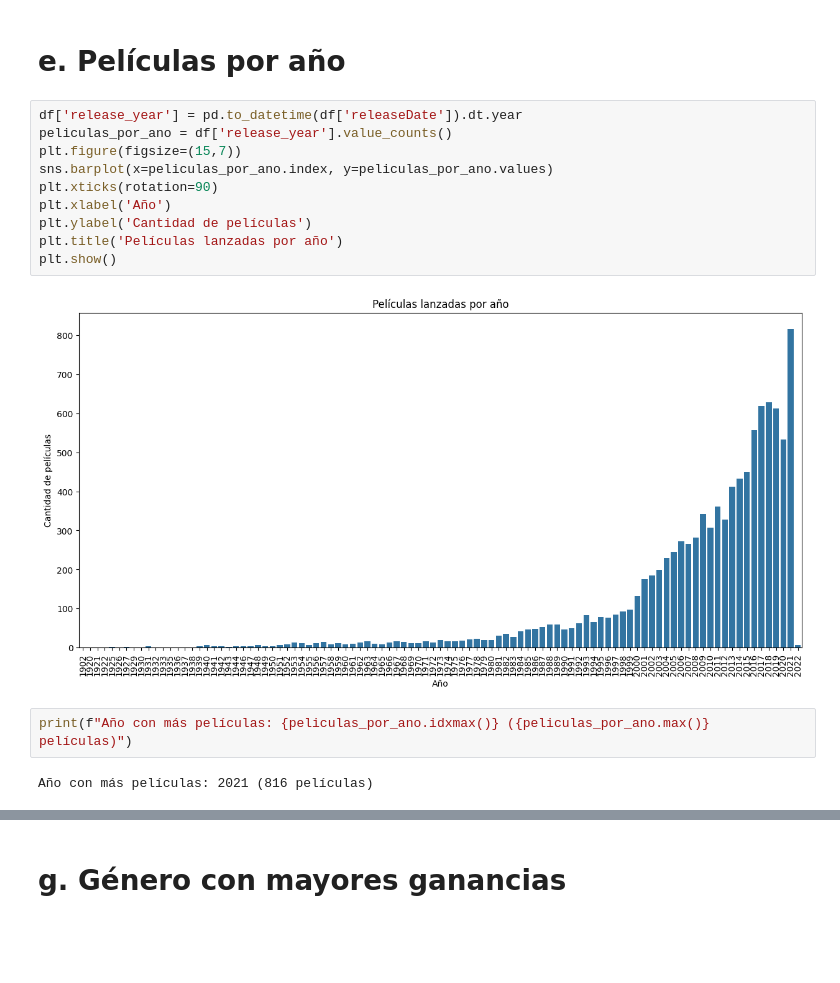
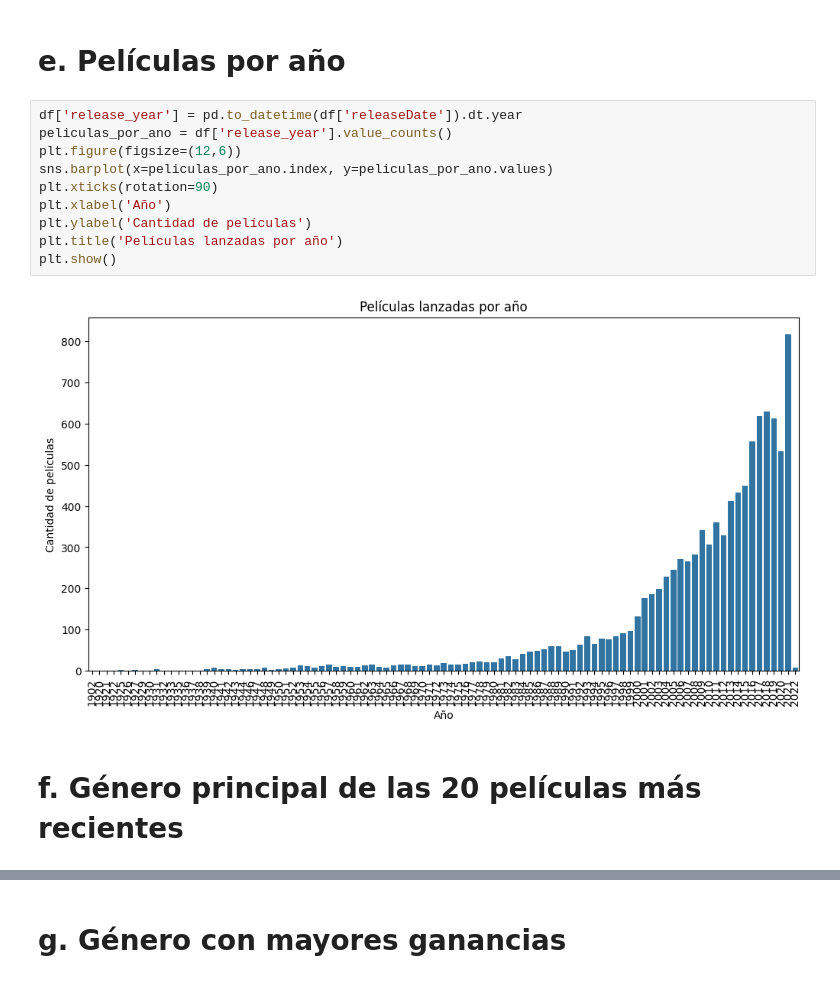
Before and after one commit to Sofiamishel2003/-An-lisis-Exploratorio, a Jupyter notebook: analisis exploratorio - movies.IPYNB, the cells around one changed output, grey strips where cells are left out. Cells and saved outputs as stored; diff of their text form; blank space fills up the shorter version.

```diff
--- a/analisis exploratorio - movies.IPYNB
+++ b/analisis exploratorio - movies.IPYNB
@@ -68,16 +76,14 @@ most_voted_movie
 # %%
 df['release_year'] = pd.to_datetime(df['releaseDate']).dt.year
 peliculas_por_ano = df['release_year'].value_counts()
-plt.figure(figsize=(15,7))
+plt.figure(figsize=(12,6))
 sns.barplot(x=peliculas_por_ano.index, y=peliculas_por_ano.values)
 plt.xticks(rotation=90)
 plt.xlabel('Año')
 plt.ylabel('Cantidad de películas')
 plt.title('Películas lanzadas por año')
 plt.show()
 # %% [output]
-[figure, old version]
+[figure, new version]
-# %%
-print(f"Año con más películas: {peliculas_por_ano.idxmax()} ({peliculas_por_ano.max()} películas)")
-# %% [output]
-Año con más películas: 2021 (816 películas)
+# %% [markdown]
+# f. Género principal de las 20 películas más recientes
```
Also changed, not shown: parts of 36 cells of this notebook.
